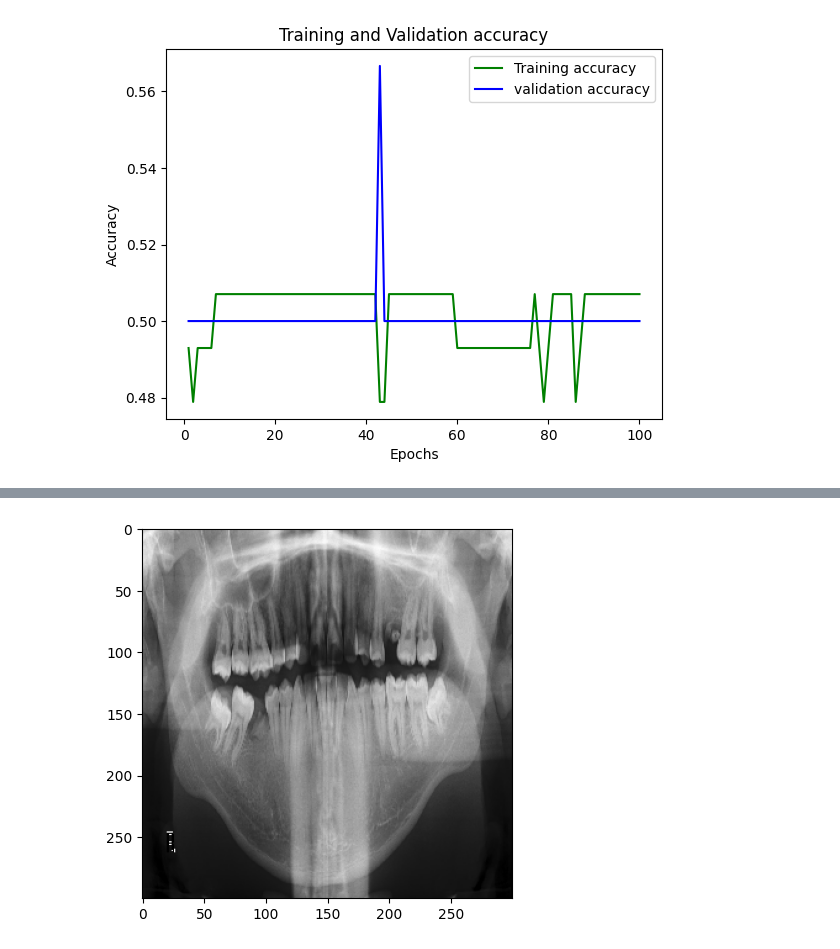
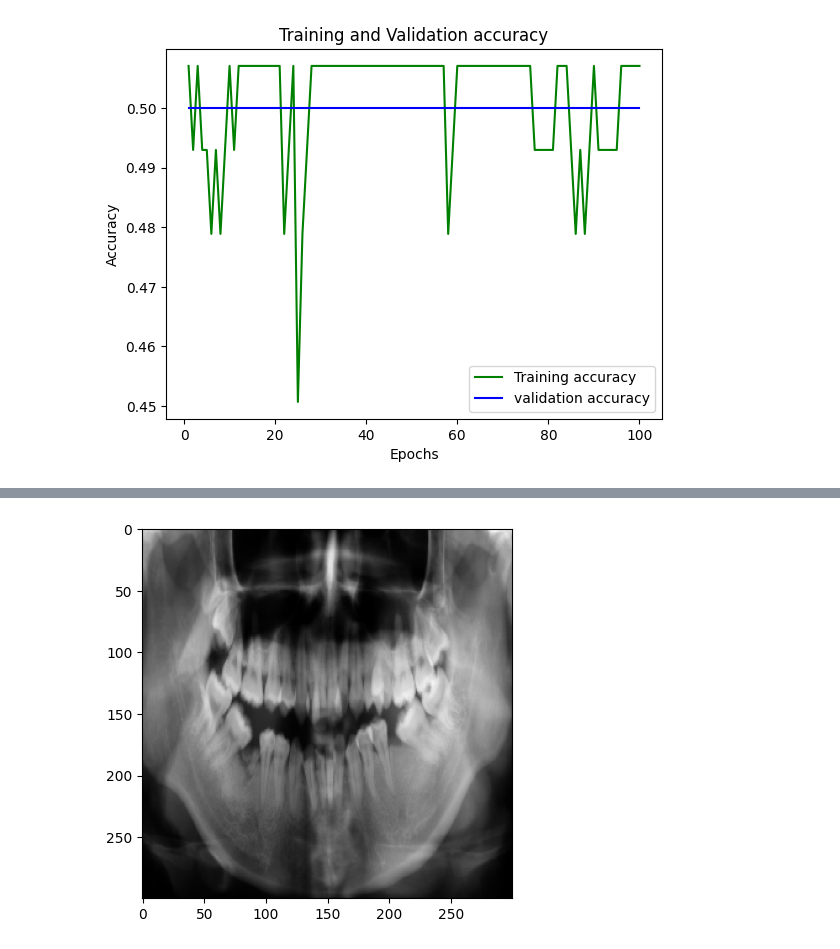
Before and after one commit to Ramya152/ProjectsGit, a Jupyter notebook: Dental_AI-main/orthodontic-detection-with-limited-dataset.ipynb, the cells around one changed output, grey strips where cells are left out. Drawn from its saved outputs; the diff is of its cells as text; code cells hidden in the pictures.

```diff
--- a/Dental_AI-main/orthodontic-detection-with-limited-dataset.ipynb
+++ b/Dental_AI-main/orthodontic-detection-with-limited-dataset.ipynb
@@ -136,12 +136,12 @@ train_datagen = ImageDataGenerator(
         )
 test_datagen = ImageDataGenerator(rescale=1./255)
 train_generator = train_datagen.flow_from_directory(
-        '/Users/ramyaamudapakula/Downloads/Dental_AI-main/data/training',
+        '/Users/ramyaamudapakula/Desktop/Github /Dental_AI/Dental_AI-main/data/training',
         target_size=(300, 300),
         batch_size=70,
         class_mode='binary')
 validation_generator = test_datagen.flow_from_directory(
-        '/Users/ramyaamudapakula/Downloads/Dental_AI-main/data/validation',
+        '/Users/ramyaamudapakula/Desktop/Github /Dental_AI/Dental_AI-main/data/validation',
         target_size=(300, 300),
         batch_size=30,
         class_mode='binary')
@@ -219,12 +219,12 @@ plt.ylabel('Accuracy')
 plt.legend()
 plt.show()
 # %% [output]
-[figure, old version]
+[figure, new version]
 # %%
 import os
 from IPython.display import Image
 
-path = '/Users/ramyaamudapakula/Downloads/Dental_AI-main/data/test/non-periodontal/non_periodontal_35.png'
+path = '/Users/ramyaamudapakula/Desktop/Github /Dental_AI/Dental_AI-main/data/test/periodontal/periodontal_2.png'
 img = image.load_img(path, target_size=(300,300))
 x = image.img_to_array(img)
 x = np.expand_dims(x, axis =0)
@@ -244,2 +244,2 @@ else:
 periodontal problem
-[figure, old version]
+[figure, new version]
```
Also changed, not shown: parts of 5 cells of this notebook, 4 other files.
